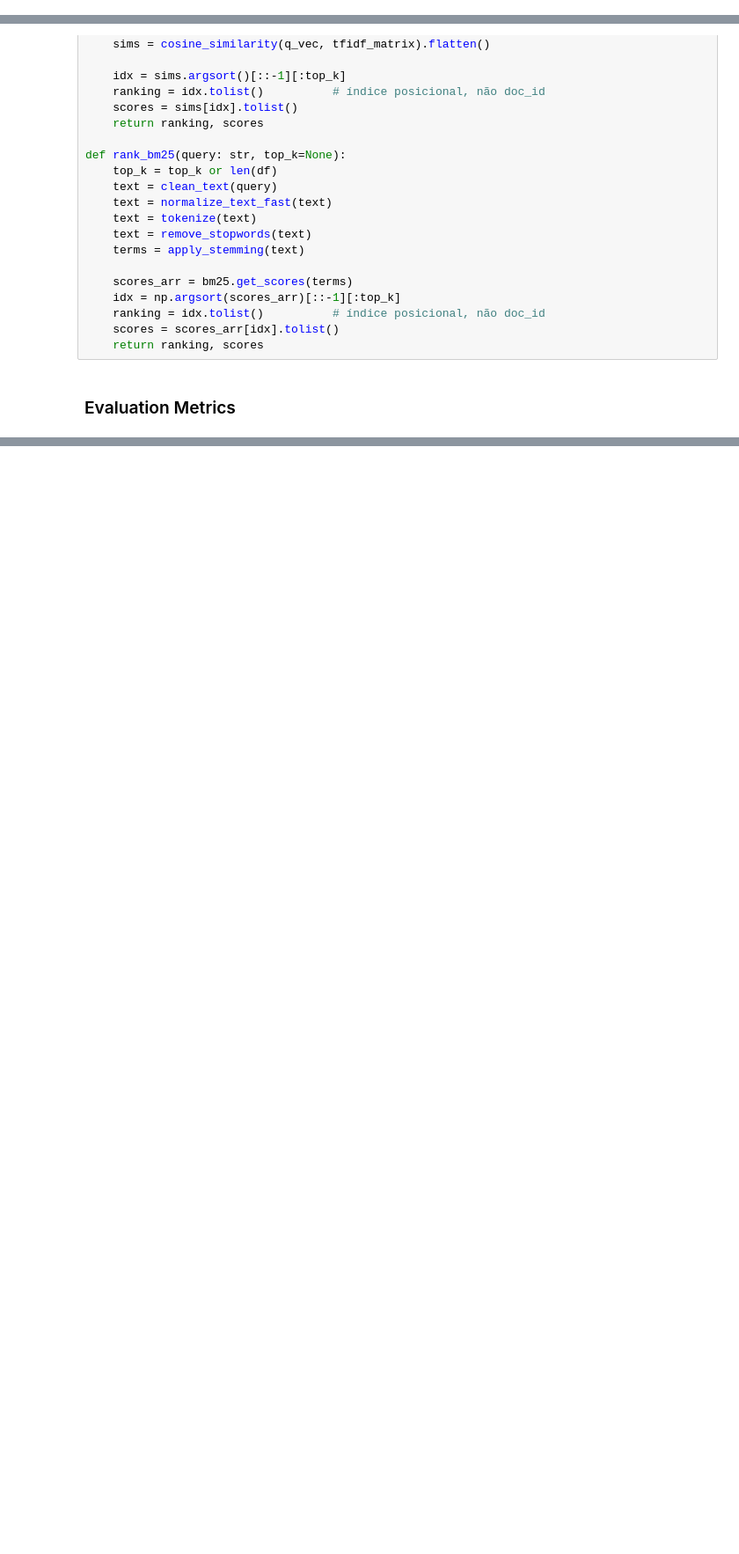
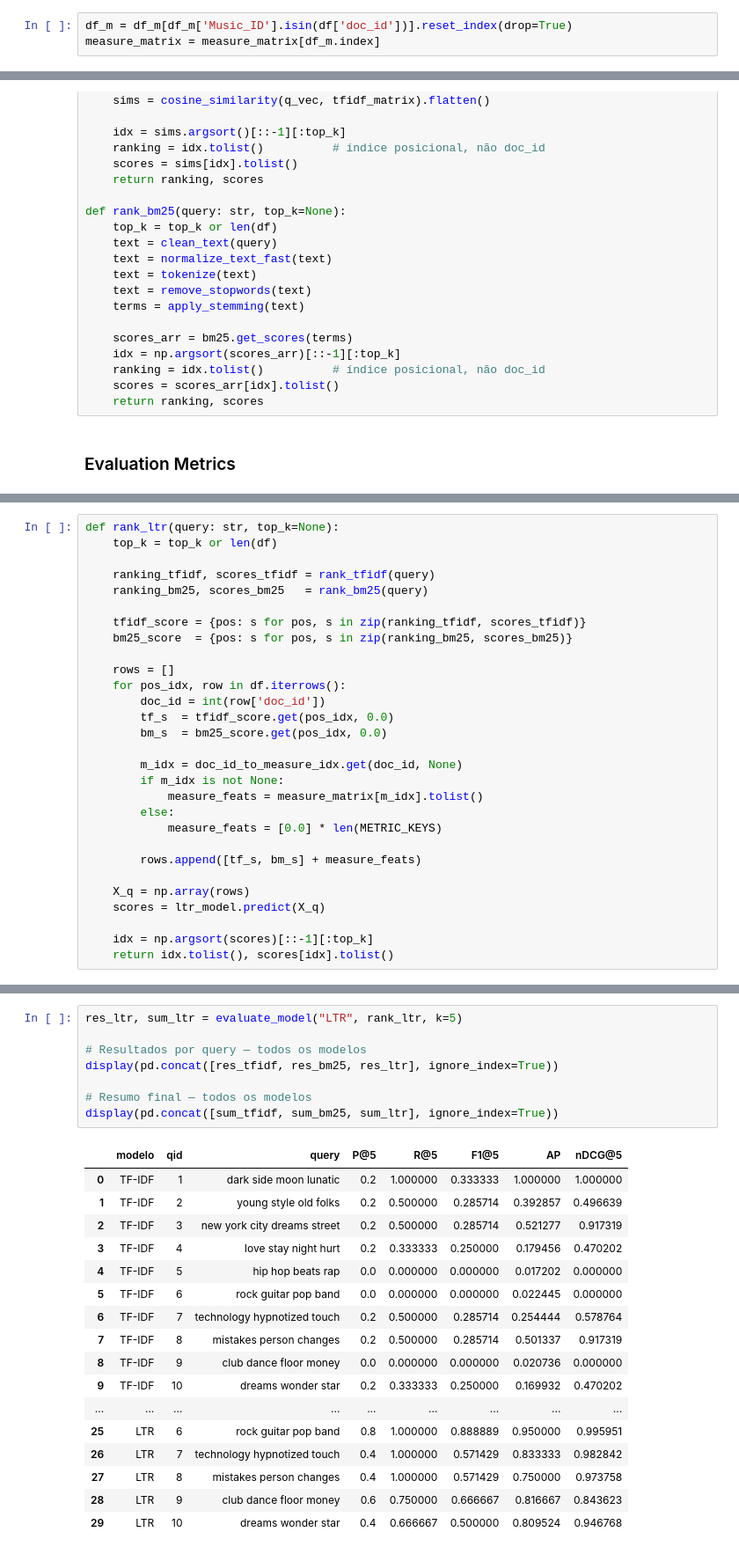
Before and after one commit to nunollages/IPAI, a Jupyter notebook: Code.ipynb, the cells around one changed output, grey strips where cells are left out. Shown at 88% size. Drawn from its saved outputs; the diff is of its cells as text; blank space fills up the shorter version.

Commit message:
ranking e step8

```diff
--- a/Code.ipynb
+++ b/Code.ipynb
@@ -1038,3 +1042,6 @@ Measure matrix shape: (162372, 11)
+# %%
+df_m = df_m[df_m['Music_ID'].isin(df['doc_id'])].reset_index(drop=True)
+measure_matrix = measure_matrix[df_m.index]
 # %% [markdown]
 ## Step 6: Implement Retrieval Models
 # %% [markdown]
@@ -1595,0 +1674,29 @@ Relevant docs qid=1: {0: 3}
+# %%
+def rank_ltr(query: str, top_k=None):
+    top_k = top_k or len(df)
+
+    ranking_tfidf, scores_tfidf = rank_tfidf(query)
+    ranking_bm25, scores_bm25   = rank_bm25(query)
+
+    tfidf_score = {pos: s for pos, s in zip(ranking_tfidf, scores_tfidf)}
+    bm25_score  = {pos: s for pos, s in zip(ranking_bm25, scores_bm25)}
+
+    rows = []
+    for pos_idx, row in df.iterrows():
+        doc_id = int(row['doc_id'])
+        tf_s  = tfidf_score.get(pos_idx, 0.0)
+        bm_s  = bm25_score.get(pos_idx, 0.0)
+
+        m_idx = doc_id_to_measure_idx.get(doc_id, None)
+        if m_idx is not None:
+            measure_feats = measure_matrix[m_idx].tolist()
+        else:
+            measure_feats = [0.0] * len(METRIC_KEYS)
+
+        rows.append([tf_s, bm_s] + measure_feats)
+
+    X_q = np.array(rows)
+    scores = ltr_model.predict(X_q)
+
+    idx = np.argsort(scores)[::-1][:top_k]
+    return idx.tolist(), scores[idx].tolist()
@@ -1595,0 +1705,26 @@ Relevant docs qid=1: {0: 3}
+# %%
+res_ltr, sum_ltr = evaluate_model("LTR", rank_ltr, k=5)
+
+# Resultados por query — todos os modelos
+display(pd.concat([res_tfidf, res_bm25, res_ltr], ignore_index=True))
+
+# Resumo final — todos os modelos
+display(pd.concat([sum_tfidf, sum_bm25, sum_ltr], ignore_index=True))
+# %% [output]
+|  | modelo | qid | query | P@5 | R@5 | F1@5 | AP | nDCG@5 |
+| 0 | TF-IDF | 1 | dark side moon lunatic | 0.2 | 1.000000 | 0.333333 | 1.000000 | 1.000000 |
+| 1 | TF-IDF | 2 | young style old folks | 0.2 | 0.500000 | 0.285714 | 0.392857 | 0.496639 |
+| 2 | TF-IDF | 3 | new york city dreams street | 0.2 | 0.500000 | 0.285714 | 0.521277 | 0.917319 |
+| 3 | TF-IDF | 4 | love stay night hurt | 0.2 | 0.333333 | 0.250000 | 0.179456 | 0.470202 |
+| 4 | TF-IDF | 5 | hip hop beats rap | 0.0 | 0.000000 | 0.000000 | 0.017202 | 0.000000 |
+| 5 | TF-IDF | 6 | rock guitar pop band | 0.0 | 0.000000 | 0.000000 | 0.022445 | 0.000000 |
+| 6 | TF-IDF | 7 | technology hypnotized touch | 0.2 | 0.500000 | 0.285714 | 0.254444 | 0.578764 |
+| 7 | TF-IDF | 8 | mistakes person changes | 0.2 | 0.500000 | 0.285714 | 0.501337 | 0.917319 |
+| 8 | TF-IDF | 9 | club dance floor money | 0.0 | 0.000000 | 0.000000 | 0.020736 | 0.000000 |
+| 9 | TF-IDF | 10 | dreams wonder star | 0.2 | 0.333333 | 0.250000 | 0.169932 | 0.470202 |
+| ... | ... | ... | ... | ... | ... | ... | ... | ... |
+| 25 | LTR | 6 | rock guitar pop band | 0.8 | 1.000000 | 0.888889 | 0.950000 | 0.995951 |
+| 26 | LTR | 7 | technology hypnotized touch | 0.4 | 1.000000 | 0.571429 | 0.833333 | 0.982842 |
+| 27 | LTR | 8 | mistakes person changes | 0.4 | 1.000000 | 0.571429 | 0.750000 | 0.973758 |
+| 28 | LTR | 9 | club dance floor money | 0.6 | 0.750000 | 0.666667 | 0.816667 | 0.843623 |
+| 29 | LTR | 10 | dreams wonder star | 0.4 | 0.666667 | 0.500000 | 0.809524 | 0.946768 |
```
Also changed, not shown: parts of 40 cells of this notebook, 1 other file.
